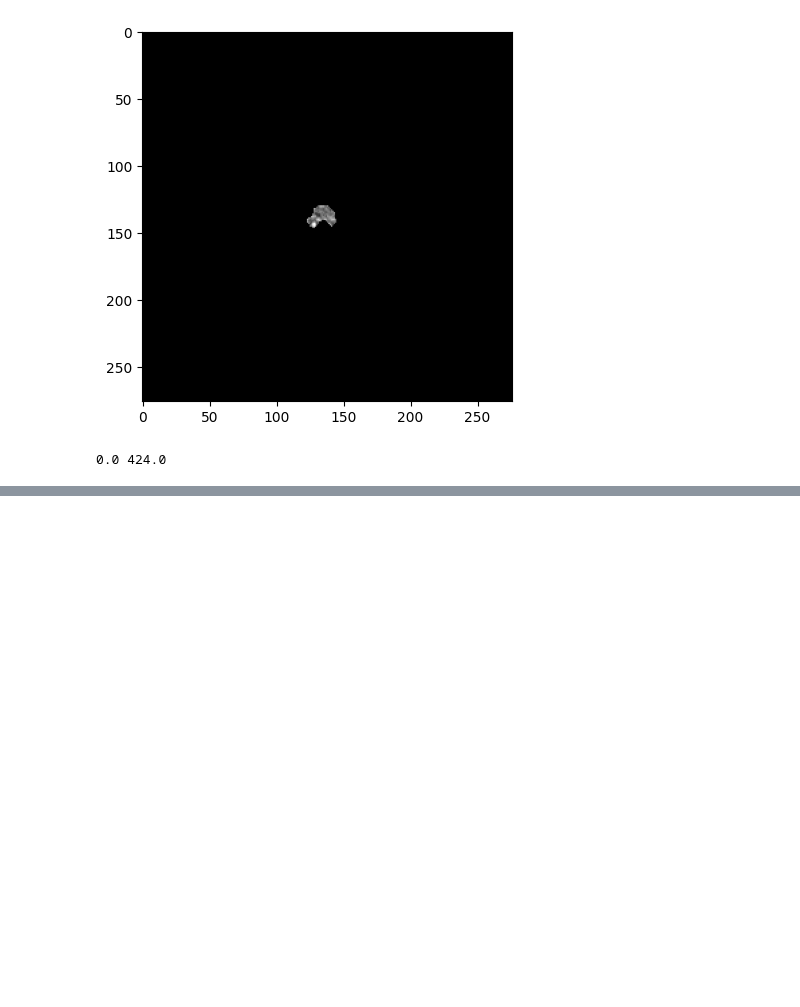
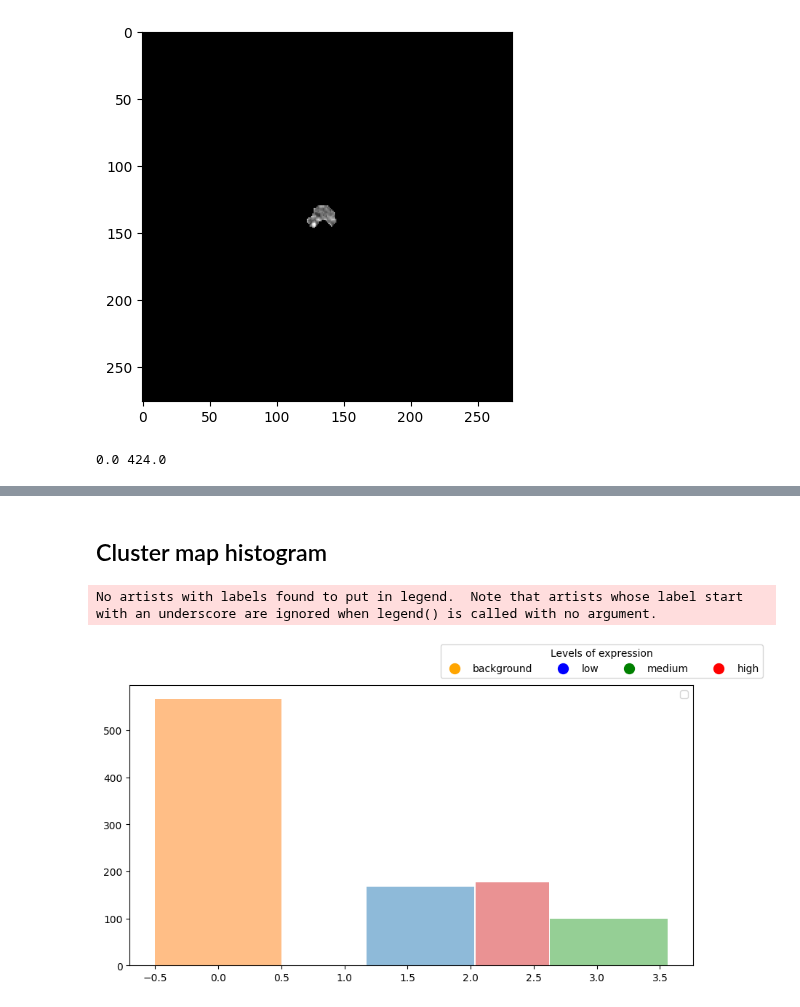
Before and after one commit to ftach/delta-rad, a Jupyter notebook: rad_maps/test.ipynb, the cells around one changed output, grey strips where cells are left out. Saved outputs shown, nothing was run; the diff lists cells and outputs as text; code cells hidden in the pictures; blank space fills up the shorter version.

```diff
--- a/rad_maps/test.ipynb
+++ b/rad_maps/test.ipynb
@@ -47,0 +194,21 @@ OrderedDict([('diagnostics_Versions_PyRadiomics', 'v3.1.0'), ('diagnostics_Versi
+# %% [markdown]
+## Cluster map histogram
+# %%
+# show the distribution of the clusters other than with a histogram because I want each cluster to have its color
+
+fig, ax = plt.subplots(1, 1, figsize=(10, 5))
+for i in range(4):
+    ax.hist(X[clustered_map == i], bins=1, alpha=0.5)
+ax.legend()
+# make an handle with the color used in the histogram
+handles = [plt.Line2D([0], [0], color=c, marker='o', linestyle='',
+                      markersize=10, label=f'label {i}')
+           for i, c in enumerate(['orange', 'blue', 'green', 'red'])]
+
+# Add legend to both subplots
+fig.legend(handles, ['background', 'low',  'medium', 'high'], # the order has been modified to match the colors
+           loc='upper right', ncol=4, title='Levels of expression')
+plt.show()
+# %% [output]
+No artists with labels found to put in legend.  Note that artists whose label start with an underscore are ignored when legend() is called with no argument.
+[figure, added]
```
Also changed, not shown: parts of 12 cells of this notebook, 6 other files.
